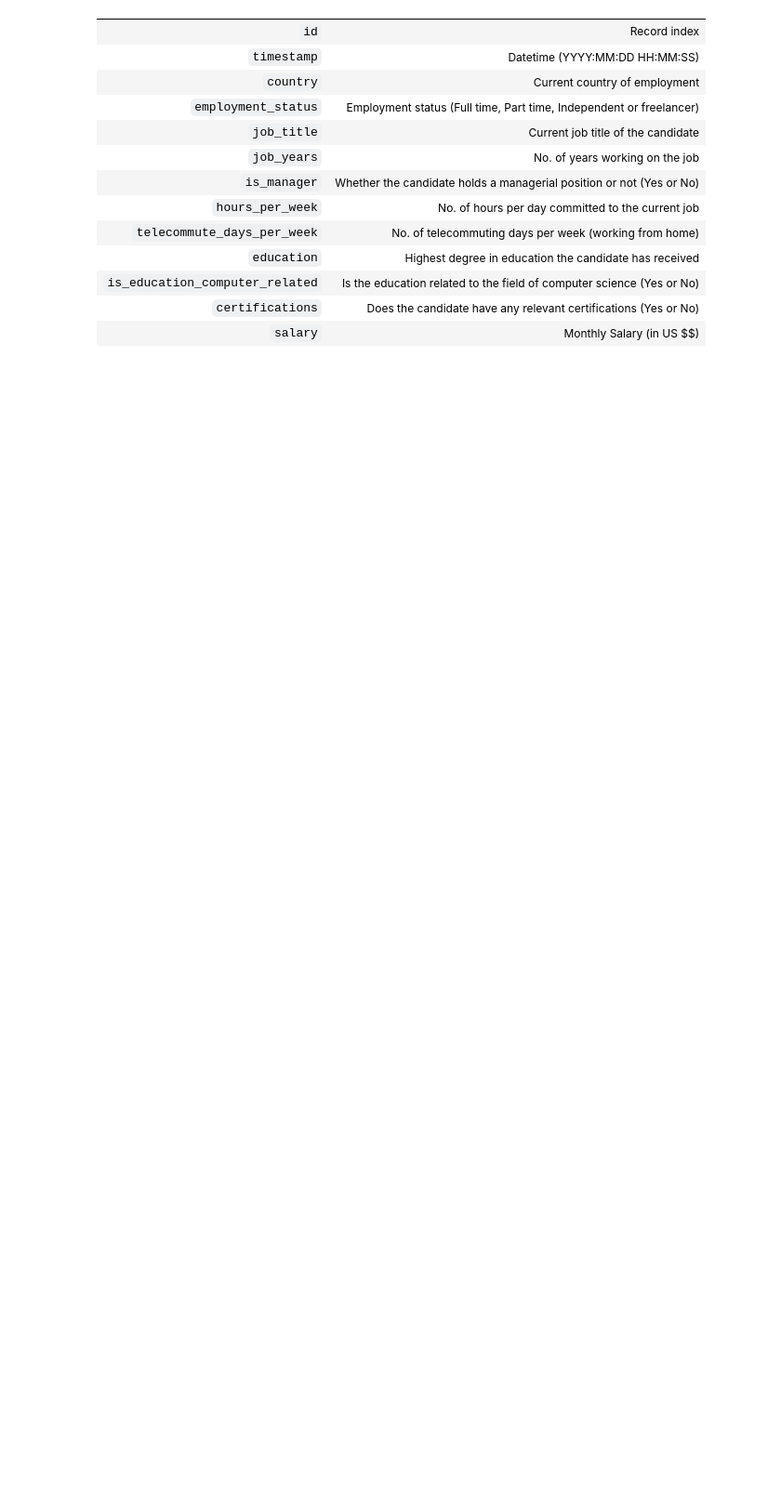
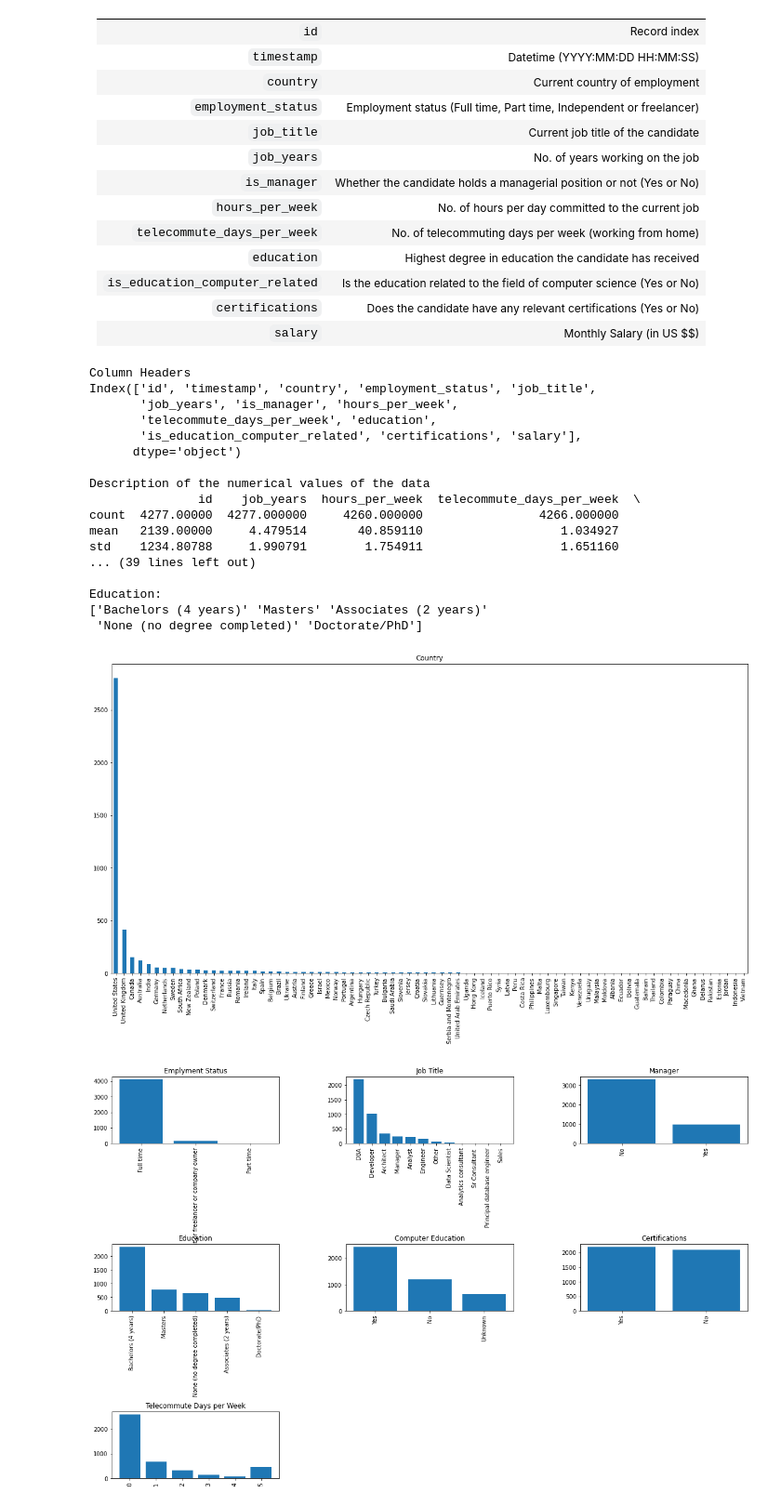
Before and after one commit to SharhadBashar/uno.ai, a Jupyter notebook: sharhad.ipynb, the cells around one changed output. Shown at 93% size. Cells and saved outputs as stored; diff of their text form; code cells hidden in the pictures; blank space fills up the shorter version.

```diff
--- a/sharhad.ipynb
+++ b/sharhad.ipynb
@@ -210,0 +209,22 @@ class EDA(Data):
+# %%
+EDA()
+# %% [output]
+Column Headers
+Index(['id', 'timestamp', 'country', 'employment_status', 'job_title',
+       'job_years', 'is_manager', 'hours_per_week',
+       'telecommute_days_per_week', 'education',
+       'is_education_computer_related', 'certifications', 'salary'],
+      dtype='object')
+
+Description of the numerical values of the data
+               id    job_years  hours_per_week  telecommute_days_per_week  \
+count  4277.00000  4277.000000     4260.000000                4266.000000
+mean   2139.00000     4.479514       40.859110                   1.034927
+std    1234.80788     1.990791        1.754911                   1.651160
+... (39 lines left out)
+
+Education:
+['Bachelors (4 years)' 'Masters' 'Associates (2 years)'
+ 'None (no degree completed)' 'Doctorate/PhD']
+[figure, added]
+[figure, added]
```
Also changed, not shown: parts of 5 cells of this notebook, 1 other file.
